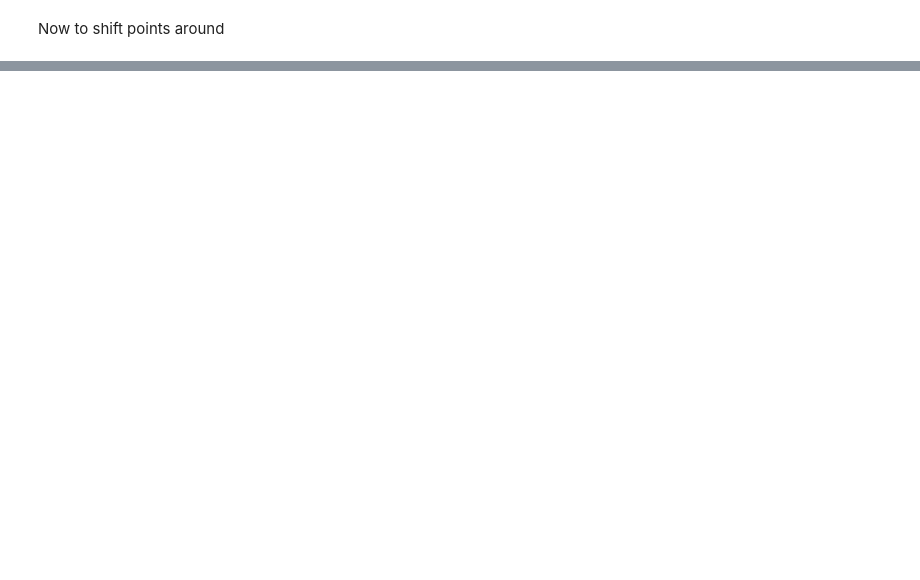
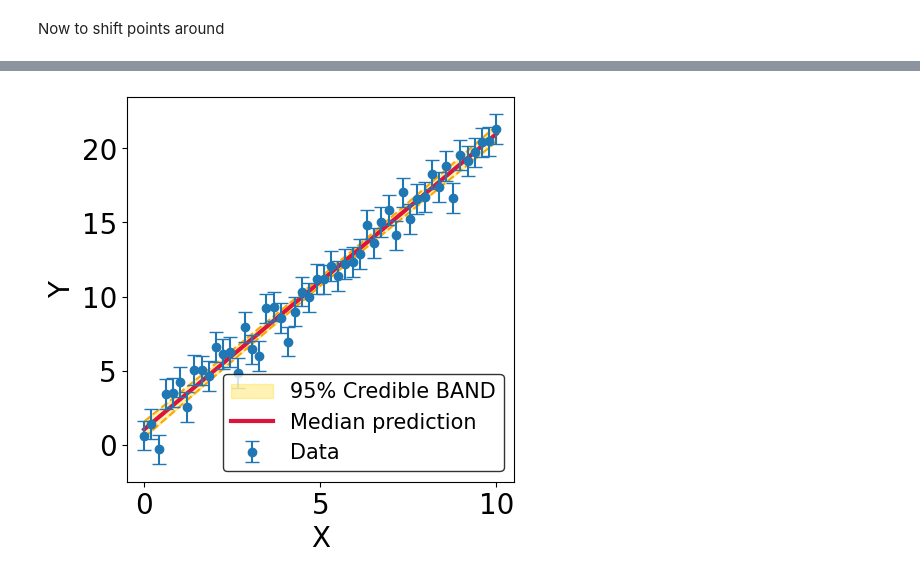
Before and after one commit to jowensfry/Bayes, a Jupyter notebook: Data_generate.ipynb, the cells around one changed output, grey strips where cells are left out. Cells and saved outputs as stored; diff of their text form; code cells hidden in the pictures; blank space fills up the shorter version.

```diff
--- a/Data_generate.ipynb
+++ b/Data_generate.ipynb
@@ -142,0 +264,15 @@ plt.show()
+# %%
+np.random.seed(142857)
+
+
+a0,a1 = 0,1
+cov_mtx = cov_mtx_2D(a0,a1,1,1)[0]
+#Setting up the prior
+prior_arguments_A=[[a0,a1],cov_mtx]
+#prior_arguments_A=[[0,1],np.linalg.inv(np.diag([2**2,2**2]))] #why is this the cov matrix
+#Doing the Metropolis sampling for 100000 values
+results_A=metropolis([x,y_shift],y_err, prior,\
+                         prior_arguments_A, likelihood,model_A,100000, [0.2,0.2])
+all_chains =results_A[0]
+
+print(all_chains)
@@ -142,0 +313,43 @@ plt.show()
+# %%
+rng = np.random.default_rng()
+alpha_rand = rng.choice(all_chains,(10000),replace=False)
+func_rand=[model_A(x,alpha) for alpha in alpha_rand]
+# %%
+np.random.seed(142857)
+
+x_func= np.linspace(0, 10, 200)
+func_rand=[model_A(x_func,alpha) for alpha in alpha_rand]
+
+fig, ax = plt.subplots(figsize=(5,5),dpi=100)
+median = np.percentile(func_rand, 50, axis = 0)
+upper = (np.percentile(func_rand, 97.5, axis = 0))
+
+prediction_color_number=4
+
+lower = (np.percentile(func_rand, 2.5, axis = 0))
+
+
+ax.fill_between(x_func, lower, upper, color='gold', alpha=0.3,label='95% Credible BAND')
+
+ax.plot(x_func, median, color='crimson',linewidth=3,label='Median prediction')
+ax.plot(x_func, lower, color='orange',linestyle='dashed')
+ax.plot(x_func, upper, color='orange',linestyle='dashed')
+
+#If you want to see the true function that generated these, uncomment the following line
+#ax.plot(x_func, true_function_A(x_func), label='True Function',color='r', alpha=0.6)
+
+ax.errorbar(x,y_shift, yerr=y_err, fmt='o', capsize=5,label='Data')
+
+
+plt.legend(fontsize=15,frameon=True, edgecolor='black')
+
+
+ax.set_xlabel('X',fontsize=20)
+ax.set_ylabel('Y',fontsize=20)
+
+plt.rc('xtick', labelsize=20)
+plt.rc('ytick', labelsize=20)
+
+plt.show()
+# %% [output]
+[figure, added]
```
Also changed, not shown: parts of 15 cells of this notebook.
